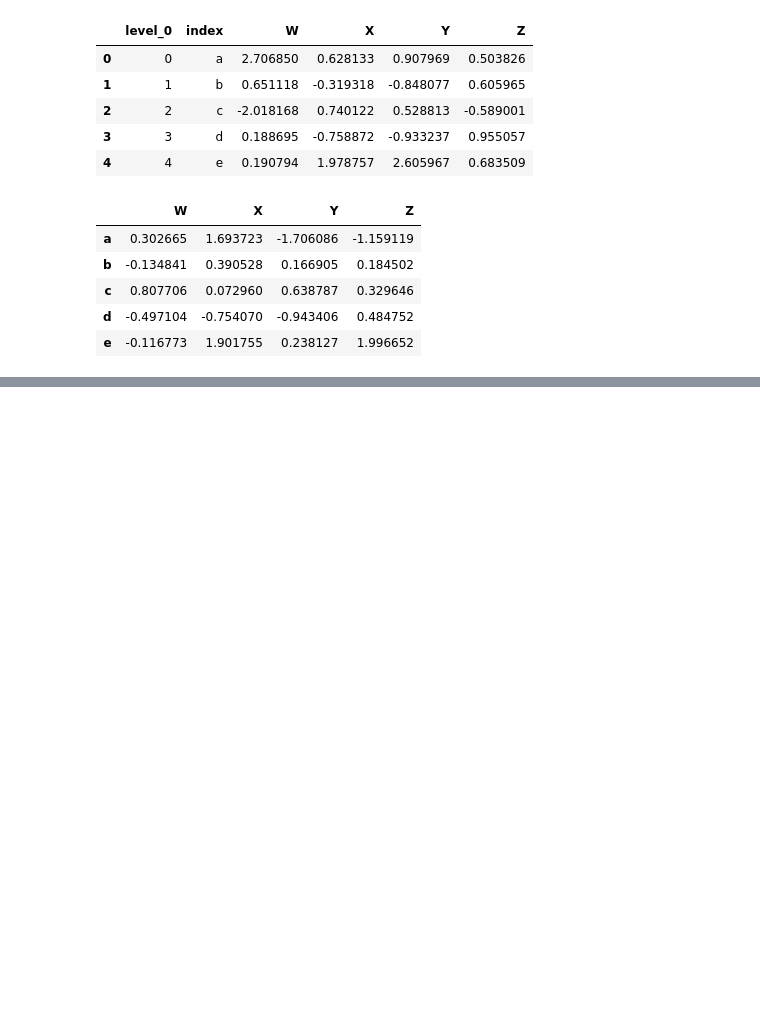
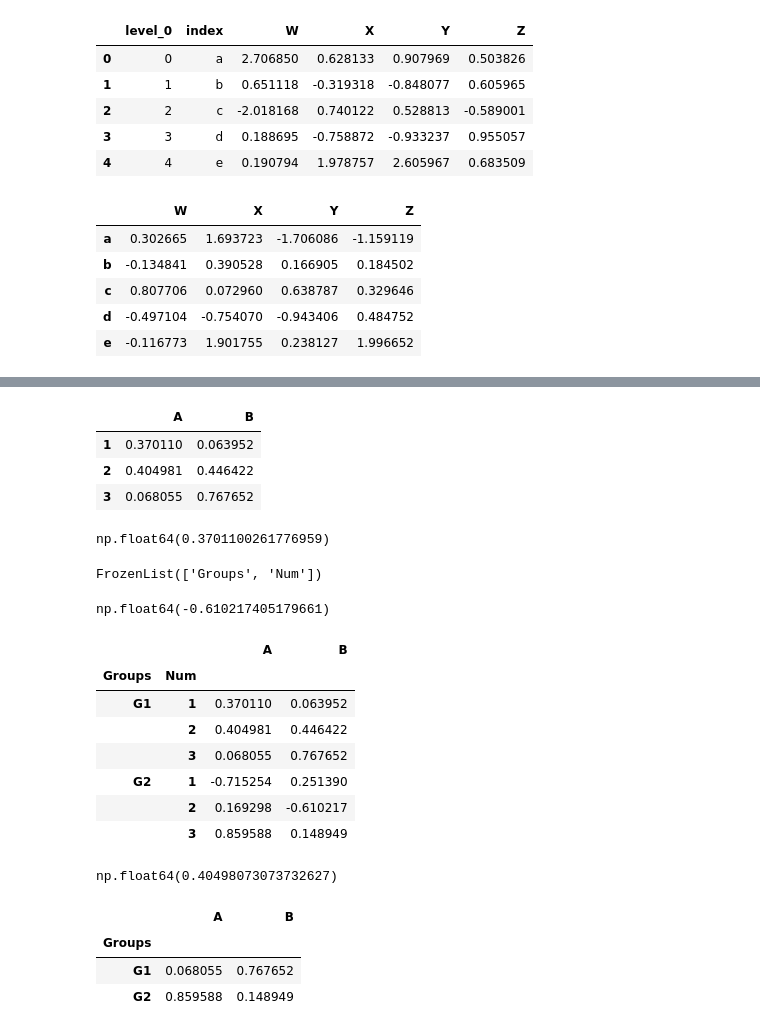
Before and after one commit to jubinba/Dat_science_bootcamp, a Jupyter notebook: pandas_roughbook.ipynb, the cells around one changed output, grey strips where cells are left out. Saved outputs shown, nothing was run; the diff lists cells and outputs as text; code cells hidden in the pictures; blank space fills up the shorter version.

```diff
--- a/pandas_roughbook.ipynb
+++ b/pandas_roughbook.ipynb
@@ -361,0 +425,8 @@ df
+# %%
+# Index Levels
+outside = ['G1','G1','G1','G2','G2','G2']
+inside = [1,2,3,1,2,3]
+hier_index = list(zip(outside,inside))
+hier_index = pd.MultiIndex.from_tuples(hier_index)
+# %%
+df = pd.DataFrame(randn(6,2),hier_index,["A","B"])
@@ -361,0 +443,43 @@ df
+# %%
+df.loc["G1"]
+# %% [output]
+|  | A | B |
+| 1 | 0.370110 | 0.063952 |
+| 2 | 0.404981 | 0.446422 |
+| 3 | 0.068055 | 0.767652 |
+# %%
+df.loc["G1"].loc[1].loc["A"]
+# %% [output]
+np.float64(0.3701100261776959)
+# %%
+df.index.names = ["Groups","Num"]
+# %%
+df.index.names
+# %% [output]
+FrozenList(['Groups', 'Num'])
+# %%
+df.loc["G2"].loc[2].loc["B"]
+# %% [output]
+np.float64(-0.610217405179661)
+# %%
+df
+# %% [output]
+|  |  | A | B |
+| Groups | Num |  |  |
+| G1 | 1 | 0.370110 | 0.063952 |
+|  | 2 | 0.404981 | 0.446422 |
+|  | 3 | 0.068055 | 0.767652 |
+| G2 | 1 | -0.715254 | 0.251390 |
+|  | 2 | 0.169298 | -0.610217 |
+|  | 3 | 0.859588 | 0.148949 |
+# %%
+df.loc["G1"].loc[2].loc["A"]
+# %% [output]
+np.float64(0.40498073073732627)
+# %%
+df.xs(3,level="Num")
+# %% [output]
+|  | A | B |
+| Groups |  |  |
+| G1 | 0.068055 | 0.767652 |
+| G2 | 0.859588 | 0.148949 |
```
Also changed, not shown: parts of 9 cells of this notebook.
